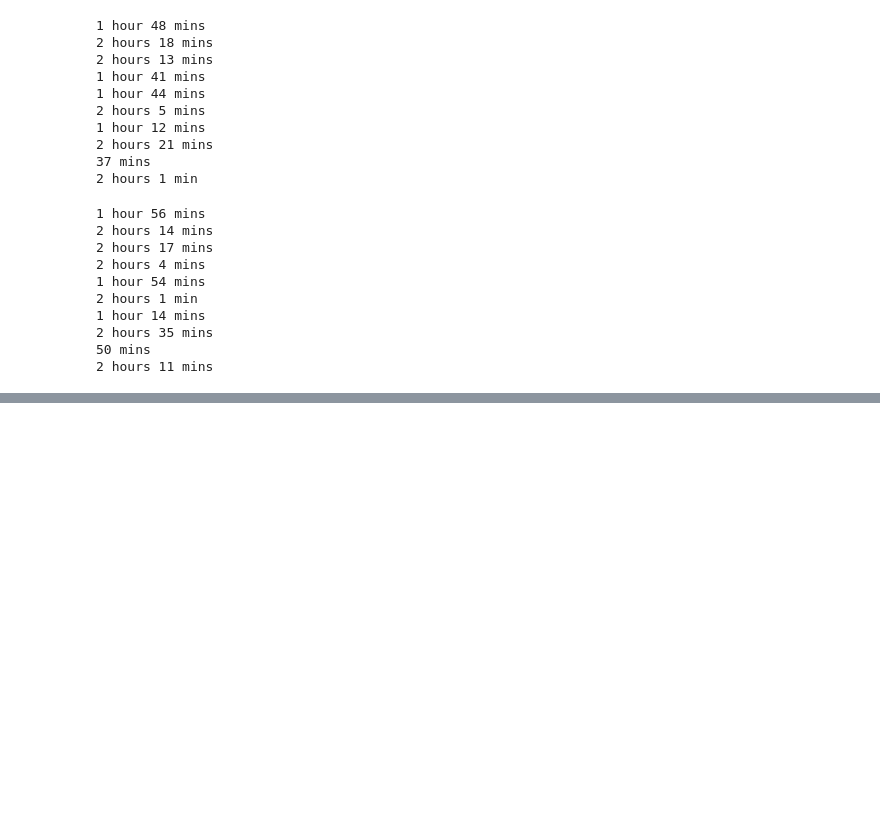
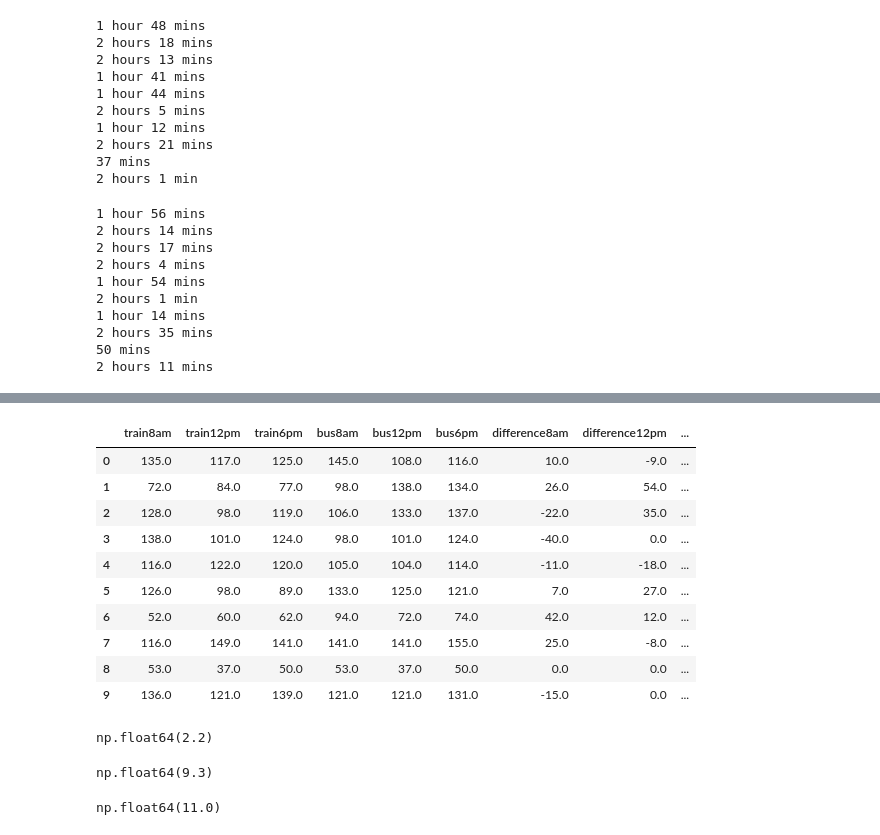
Before and after one commit to ZSlemmons/MTA-elevators, a Jupyter notebook: travel-time/travel-time-analysis.ipynb, the cells around one changed output, grey strips where cells are left out. Drawn from its saved outputs; the diff is of its cells as text; code cells hidden in the pictures; blank space fills up the shorter version.

```diff
--- a/travel-time/travel-time-analysis.ipynb
+++ b/travel-time/travel-time-analysis.ipynb
@@ -1128,0 +1308,7 @@ google_df
+# %%
+google_df['train12pm'] = google_df['train12pm'].dt.total_seconds()/60
+google_df['train6pm'] = google_df['train6pm'].dt.total_seconds()/60
+google_df['bus8am'] = google_df['bus8am'].dt.total_seconds()/60
+google_df['bus12pm'] = google_df['bus12pm'].dt.total_seconds()/60
+google_df['bus6pm'] = google_df['bus6pm'].dt.total_seconds()/60
+google_df
@@ -1128,0 +1327,3 @@ google_df
+# %%
+google_df['difference8am'] = google_df['bus8am'] - google_df['train8am']
+google_df
@@ -1128,0 +1342,30 @@ google_df
+# %%
+google_df['difference12pm'] = google_df['bus12pm'] - google_df['train12pm']
+# %%
+google_df['difference6pm'] = google_df['bus6pm'] - google_df['train6pm']
+# %%
+google_df
+# %% [output]
+|  | train8am | train12pm | train6pm | bus8am | bus12pm | bus6pm | difference8am | difference12pm | ... |
+| 0 | 135.0 | 117.0 | 125.0 | 145.0 | 108.0 | 116.0 | 10.0 | -9.0 | ... |
+| 1 | 72.0 | 84.0 | 77.0 | 98.0 | 138.0 | 134.0 | 26.0 | 54.0 | ... |
+| 2 | 128.0 | 98.0 | 119.0 | 106.0 | 133.0 | 137.0 | -22.0 | 35.0 | ... |
+| 3 | 138.0 | 101.0 | 124.0 | 98.0 | 101.0 | 124.0 | -40.0 | 0.0 | ... |
+| 4 | 116.0 | 122.0 | 120.0 | 105.0 | 104.0 | 114.0 | -11.0 | -18.0 | ... |
+| 5 | 126.0 | 98.0 | 89.0 | 133.0 | 125.0 | 121.0 | 7.0 | 27.0 | ... |
+| 6 | 52.0 | 60.0 | 62.0 | 94.0 | 72.0 | 74.0 | 42.0 | 12.0 | ... |
+| 7 | 116.0 | 149.0 | 141.0 | 141.0 | 141.0 | 155.0 | 25.0 | -8.0 | ... |
+| 8 | 53.0 | 37.0 | 50.0 | 53.0 | 37.0 | 50.0 | 0.0 | 0.0 | ... |
+| 9 | 136.0 | 121.0 | 139.0 | 121.0 | 121.0 | 131.0 | -15.0 | 0.0 | ... |
+# %%
+google_df['difference8am'].mean()
+# %% [output]
+np.float64(2.2)
+# %%
+google_df['difference12pm'].mean()
+# %% [output]
+np.float64(9.3)
+# %%
+google_df['difference6pm'].mean()
+# %% [output]
+np.float64(11.0)
```
Also changed, not shown: parts of 19 cells of this notebook, 1 other file.
